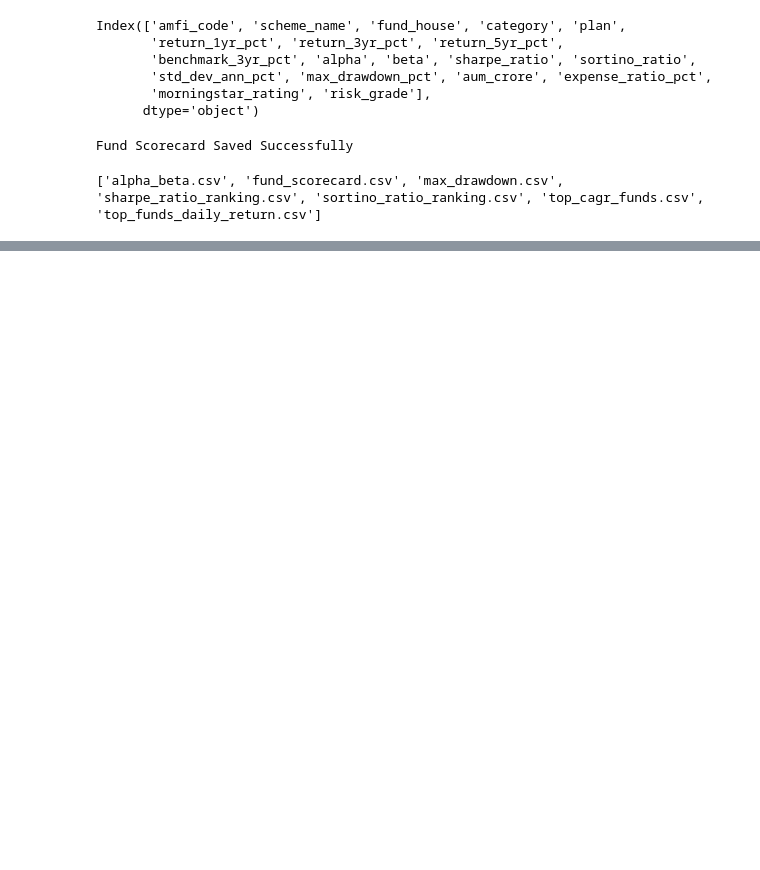
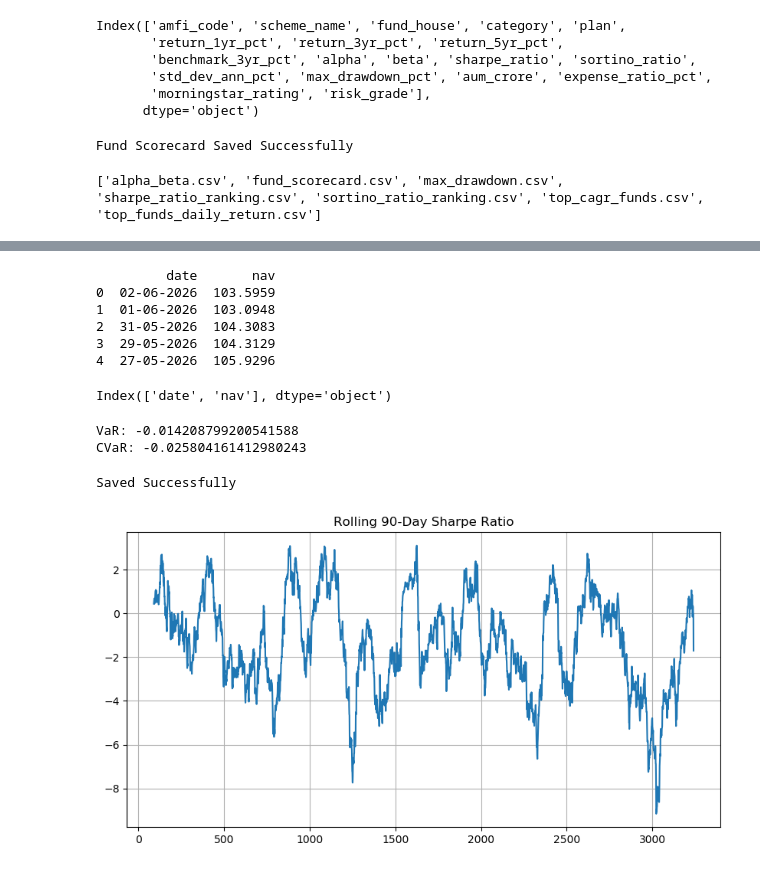
Before and after one commit to swamymanikanta567-ops/bluestack-mf-capstone, a Jupyter notebook: notebooks/eda_analysis.ipynb, the cells around one changed output, grey strips where cells are left out. Cells and saved outputs as stored; diff of their text form; code cells hidden in the pictures; blank space fills up the shorter version.

```diff
--- a/notebooks/eda_analysis.ipynb
+++ b/notebooks/eda_analysis.ipynb
@@ -672,0 +695,29 @@ print(os.listdir("../reports"))
+# %%
+import pandas as pd
+
+nav_df = pd.read_csv("../data/processed/icici_bluechip_nav.csv")
+
+print(nav_df.head())
+# %% [output]
+         date       nav
+0  02-06-2026  103.5959
+1  01-06-2026  103.0948
+2  31-05-2026  104.3083
+3  29-05-2026  104.3129
+4  27-05-2026  105.9296
+# %%
+print(nav_df.columns)
+# %% [output]
+Index(['date', 'nav'], dtype='object')
+# %%
+returns = nav_df['nav'].pct_change().dropna()
+
+var95 = np.percentile(returns, 5)
+
+cvar95 = returns[returns <= var95].mean()
+
+print("VaR:", var95)
+print("CVaR:", cvar95)
+# %% [output]
+VaR: -0.014208799200541588
+CVaR: -0.025804161412980243
@@ -672,0 +728,26 @@ print(os.listdir("../reports"))
+# %%
+var_cvar_df = pd.DataFrame({
+    "Fund": ["icici_bluechip"],
+    "VaR_95": [var95],
+    "CVaR_95": [cvar95]
+})
+
+var_cvar_df.to_csv("../reports/var_cvar_report.csv", index=False)
+
+print("Saved Successfully")
+# %% [output]
+Saved Successfully
+# %%
+rolling_sharpe = (
+    returns.rolling(90).mean() /
+    returns.rolling(90).std()
+) * np.sqrt(252)
+
+rolling_sharpe.plot(figsize=(10,5))
+plt.title("Rolling 90-Day Sharpe Ratio")
+plt.grid(True)
+
+plt.savefig("../reports/rolling_sharpe_chart.png")
+plt.show()
+# %% [output]
+[figure, added]
```
Also changed, not shown: parts of 21 cells of this notebook, 7 other files.
